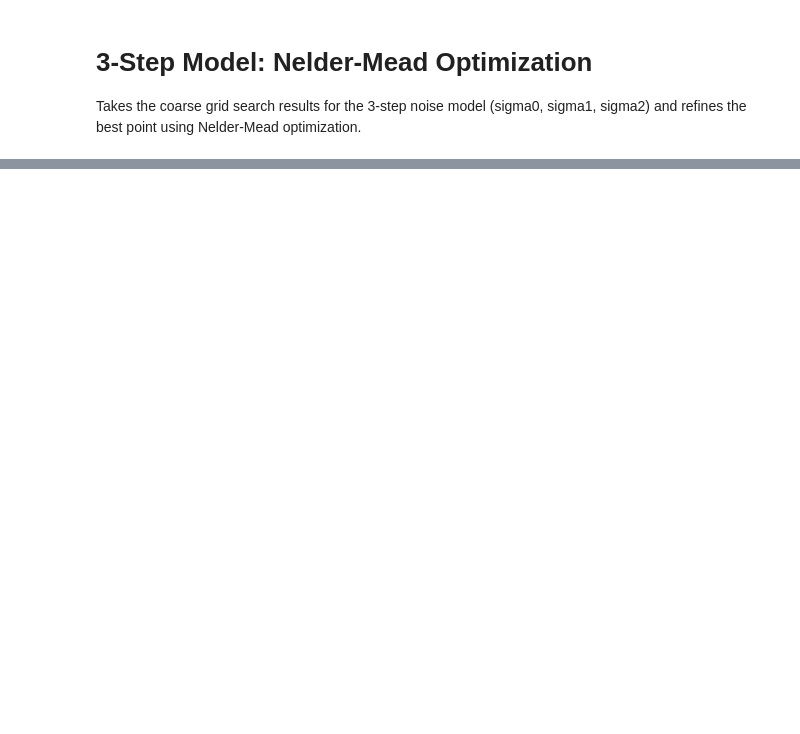
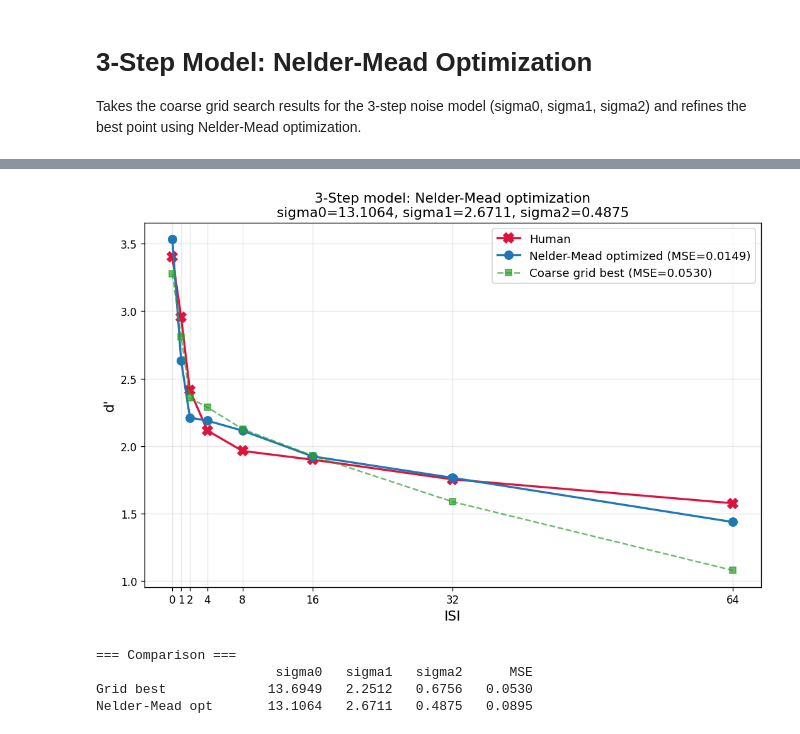
Before and after one commit to bjmedina/memory, a Jupyter notebook: notebooks/2026-03-30_3step-nelder-mead-optimization.ipynb, the cells around one changed output, grey strips where cells are left out. Drawn from its saved outputs; the diff is of its cells as text; code cells hidden in the pictures; blank space fills up the shorter version.

Commit message:
NH optimization... now need to run and get item wise results from the model

```diff
--- a/notebooks/2026-03-30_3step-nelder-mead-optimization.ipynb
+++ b/notebooks/2026-03-30_3step-nelder-mead-optimization.ipynb
@@ -246,46 +324,29 @@ print(f"{'='*60}")
 # %%
-# ── Visualize: optimized model vs human ──
-# Run best model to get d' curve (use more experiments for accuracy)
-dp_opt, _ = run_mc_dprime(
-    best_sigma0_opt, best_sigma1_opt, best_sigma2_opt,
-    X0=X0, name_to_idx=name_to_idx,
-    experiment_list=experiment_list[:200],
-    t_step=T_STEP,
-    isi_values=tuple(ISI_VALUES),
-    n_mc=1, seed=9999, metric=METRIC,
-)
-opt_dp = np.array([dp_opt.get(isi, np.nan) for isi in grid_isis])
-
-# Also run grid-best for comparison
-dp_grid, _ = run_mc_dprime(
-    best_row['sigma0'], best_row['sigma1'], best_row['sigma2'],
-    X0=X0, name_to_idx=name_to_idx,
-    experiment_list=experiment_list[:200],
-    t_step=T_STEP,
-    isi_values=tuple(ISI_VALUES),
-    n_mc=1, seed=9998, metric=METRIC,
-)
-grid_dp = np.array([dp_grid.get(isi, np.nan) for isi in grid_isis])
-
 fig, ax = plt.subplots(figsize=(9, 6))
 ax.plot(grid_isis, human_dp, 'X-', color='crimson', markersize=10, linewidth=2, label='Human')
 ax.plot(grid_isis, opt_dp, 'o-', color='tab:blue', markersize=8, linewidth=2,
-        label=f'Nelder-Mead optimized (MSE={best_mse_opt:.4f})')
+        label=f'Nelder-Mead optimized (MSE={0.0149:.4f})')
 ax.plot(grid_isis, grid_dp, 's--', color='tab:green', markersize=6, linewidth=1.5, alpha=0.7,
         label=f'Coarse grid best (MSE={best_row["mse"]:.4f})')
 ax.set_xlabel('ISI', fontsize=13)
 ax.set_ylabel("d'", fontsize=13)
 ax.set_title(f'3-Step model: Nelder-Mead optimization\n'
              f'sigma0={best_sigma0_opt:.4f}, sigma1={best_sigma1_opt:.4f}, sigma2={best_sigma2_opt:.4f}',
              fontsize=13)
 ax.legend(fontsize=11)
 ax.set_xticks(grid_isis)
 ax.grid(True, alpha=0.3)
 plt.tight_layout()
 plt.show()
 
 # Summary table
 print("\n=== Comparison ===")
 print(f"{'':20s} {'sigma0':>8s} {'sigma1':>8s} {'sigma2':>8s} {'MSE':>8s}")
 print(f"{'Grid best':20s} {best_row['sigma0']:8.4f} {best_row['sigma1']:8.4f} {best_row['sigma2']:8.4f} {best_row['mse']:8.4f}")
 print(f"{'Nelder-Mead opt':20s} {best_sigma0_opt:8.4f} {best_sigma1_opt:8.4f} {best_sigma2_opt:8.4f} {best_mse_opt:8.4f}")
+# %% [output]
+[figure, added]
+=== Comparison ===
+                       sigma0   sigma1   sigma2      MSE
+Grid best             13.6949   2.2512   0.6756   0.0530
+Nelder-Mead opt       13.1064   2.6711   0.4875   0.0895
```
Also changed, not shown: parts of 5 cells of this notebook, 2 other files.
